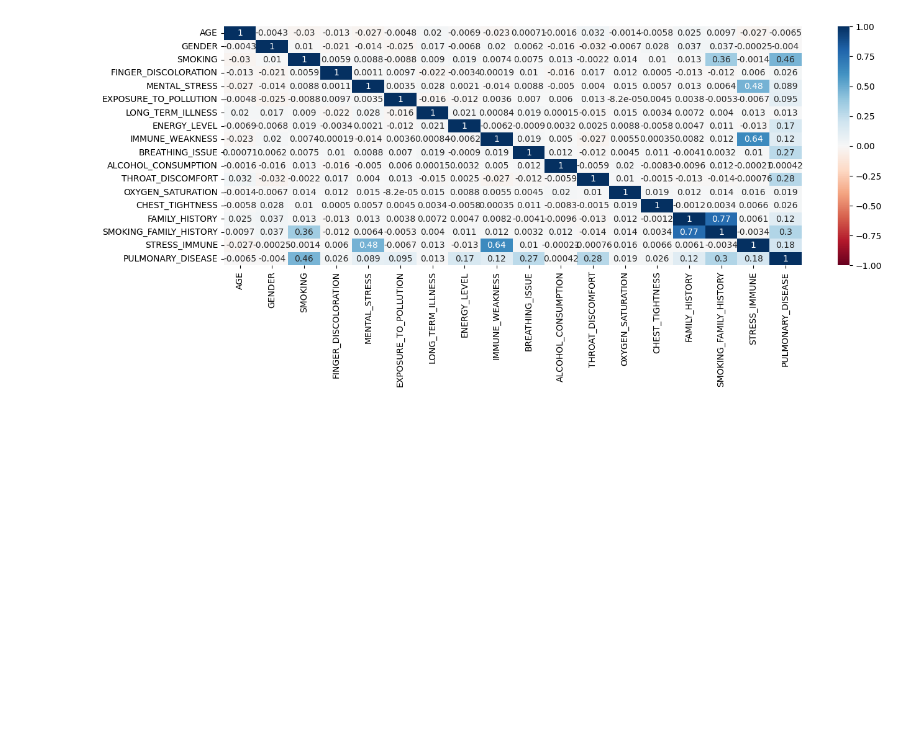
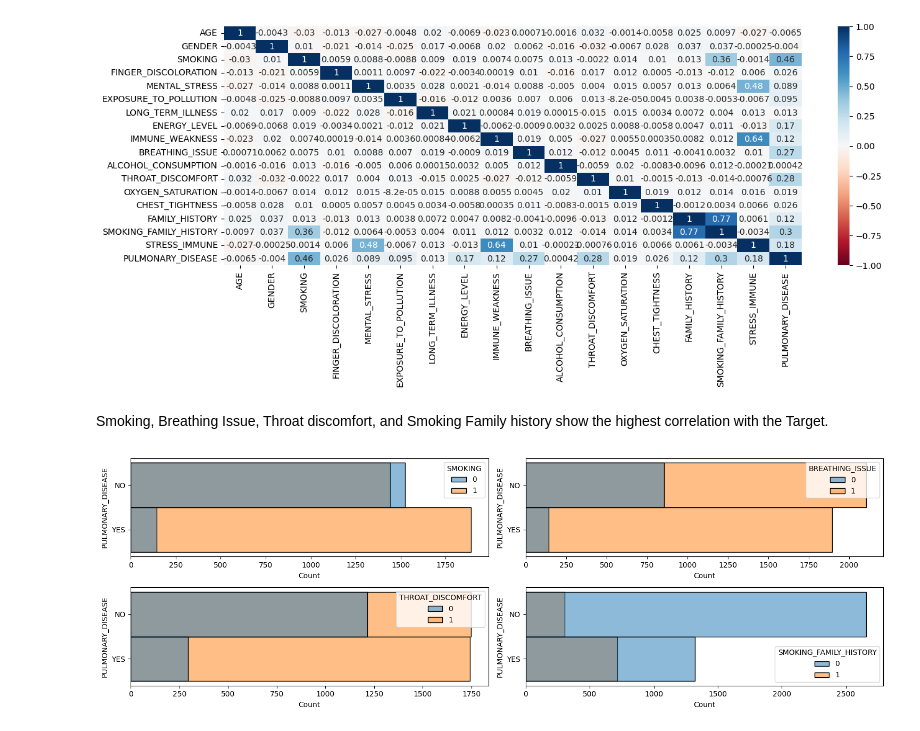
Before and after one commit to chieri7/Machine-Learning-Final-Code, a Jupyter notebook: Machine_Learning_Final_Code.ipynb, the cells around one changed output. Cells and saved outputs as stored; diff of their text form; code cells hidden in the pictures; blank space fills up the shorter version.

```diff
--- a/Machine_Learning_Final_Code.ipynb
+++ b/Machine_Learning_Final_Code.ipynb
@@ -114,3 +114,19 @@ sns.heatmap(v.corr(), annot=True, cmap="RdBu",vmin=-1,)
 # %% [output]
 <Axes: >
 [figure]
+# %% [markdown]
+Smoking, Breathing Issue, Throat discomfort, and Smoking Family history show the highest correlation with the Target.
+# %%
+fig, axes = plt.subplots(2, 2, figsize=(15, 5))
+sns.histplot(hue= df['SMOKING'],y =df['PULMONARY_DISEASE'],ax=axes[0][0])
+
+sns.histplot(hue= df['BREATHING_ISSUE'],y= df['PULMONARY_DISEASE'],ax=axes[0][1])
+
+sns.histplot(hue= df['THROAT_DISCOMFORT'],y =df['PULMONARY_DISEASE'],ax=axes[1][0])
+
+sns.histplot(hue= df['SMOKING_FAMILY_HISTORY'],y =df['PULMONARY_DISEASE'],ax=axes[1][1])
+
+plt.tight_layout()
+plt.show()
+# %% [output]
+[figure, added]
```
Also changed, not shown: parts of 16 cells of this notebook.
